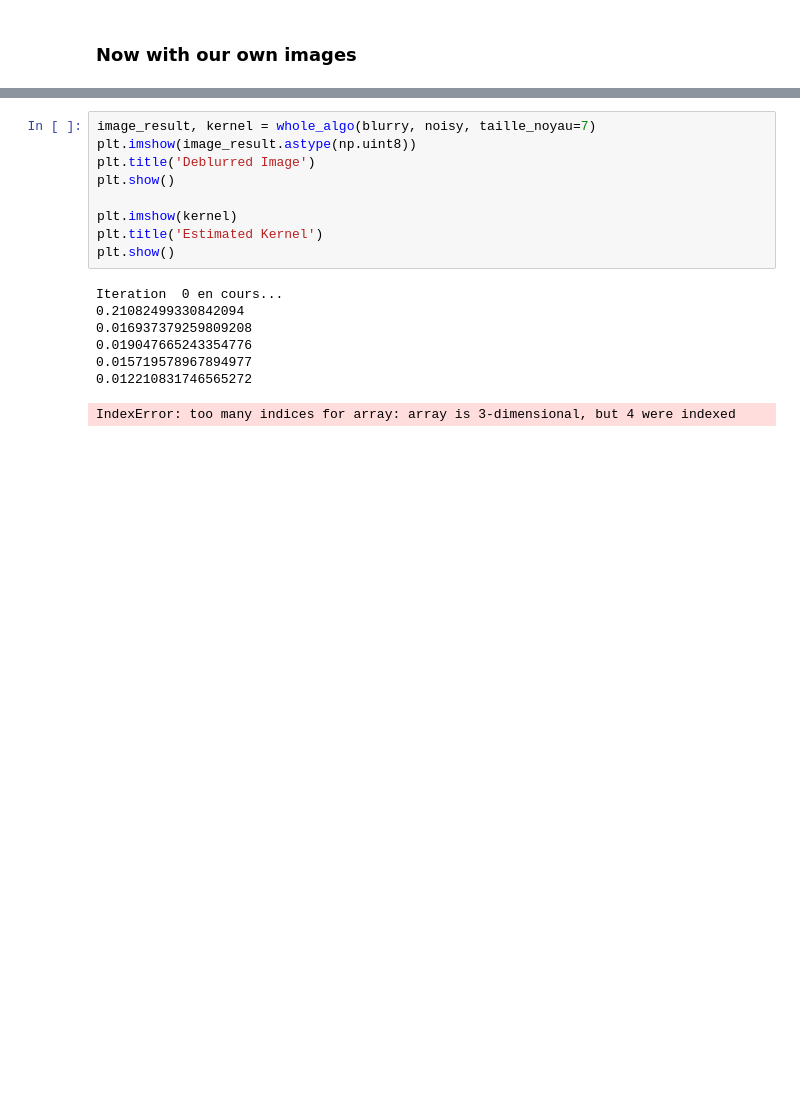
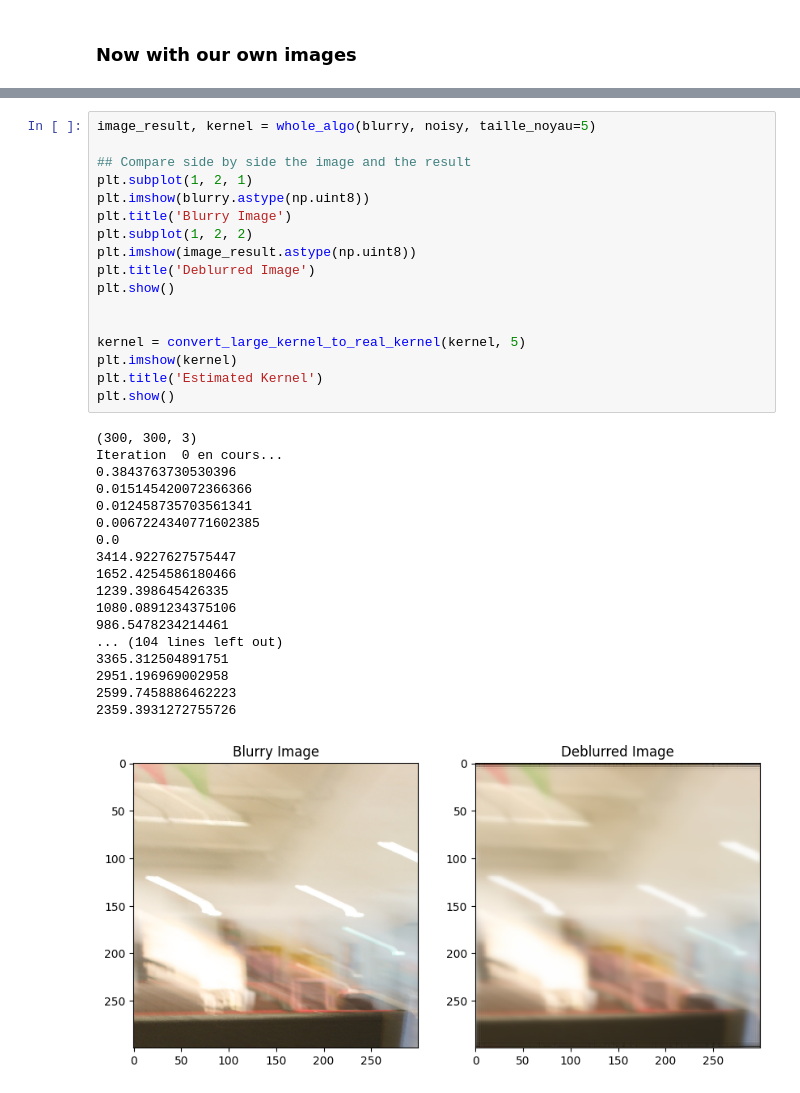
Before and after one commit to xiov02/projet-ima-1, a Jupyter notebook: src/main.ipynb, the cells around one changed output, grey strips where cells are left out. Cells and saved outputs as stored; diff of their text form; blank space fills up the shorter version.

```diff
--- a/src/main.ipynb
+++ b/src/main.ipynb
@@ -299,17 +340,36 @@ h, w = noisy.shape[:2]
 # %%
-image_result, kernel = whole_algo(blurry, noisy, taille_noyau=7)
+image_result, kernel = whole_algo(blurry, noisy, taille_noyau=5)
+
+## Compare side by side the image and the result
+plt.subplot(1, 2, 1)
+plt.imshow(blurry.astype(np.uint8))
+plt.title('Blurry Image')
+plt.subplot(1, 2, 2)
 plt.imshow(image_result.astype(np.uint8))
 plt.title('Deblurred Image')
 plt.show()
 
+
+kernel = convert_large_kernel_to_real_kernel(kernel, 5)
 plt.imshow(kernel)
 plt.title('Estimated Kernel')
 plt.show()
 # %% [output]
+(300, 300, 3)
 Iteration  0 en cours...
-0.21082499330842094
-0.016937379259809208
-0.019047665243354776
-0.015719578967894977
-0.012210831746565272
+0.3843763730530396
+0.015145420072366366
+0.012458735703561341
+0.0067224340771602385
+0.0
+3414.9227627575447
+1652.4254586180466
+1239.398645426335
+1080.0891234375106
+986.5478234214461
+... (104 lines left out)
+3365.312504891751
+2951.196969002958
+2599.7458886462223
+2359.3931272755726
-IndexError: too many indices for array: array is 3-dimensional, but 4 were indexed
+[figure, added]
```
Also changed, not shown: parts of 6 cells of this notebook.
